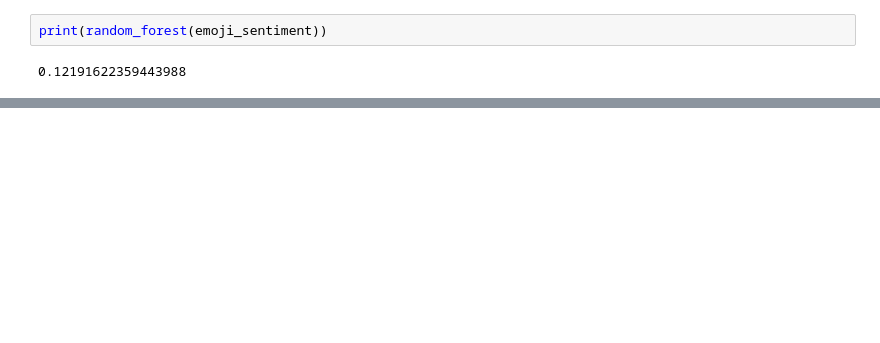
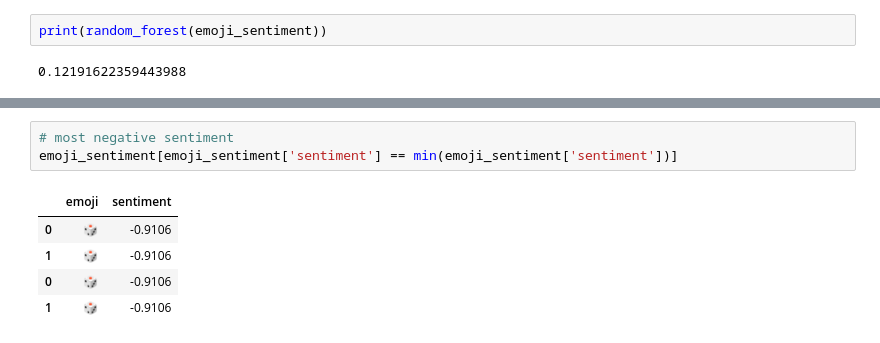
Before and after one commit to saramahar6/emoji_analysis, a Jupyter notebook: emoji_nb_final.ipynb, the cells around one changed output, grey strips where cells are left out. Drawn from its saved outputs; the diff is of its cells as text; blank space fills up the shorter version.

```diff
--- a/emoji_nb_final.ipynb
+++ b/emoji_nb_final.ipynb
@@ -583,0 +581,9 @@ print(random_forest(emoji_sentiment))
+# %%
+# most negative sentiment
+emoji_sentiment[emoji_sentiment['sentiment'] == min(emoji_sentiment['sentiment'])]
+# %% [output]
+|  | emoji | sentiment |
+| 0 | 🎲 | -0.9106 |
+| 1 | 🎲 | -0.9106 |
+| 0 | 🎲 | -0.9106 |
+| 1 | 🎲 | -0.9106 |
```
Also changed, not shown: parts of 18 cells of this notebook.
